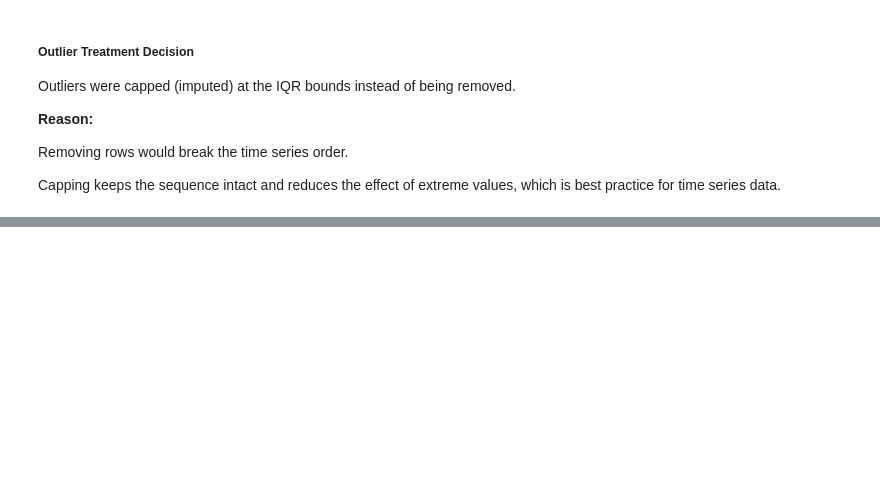
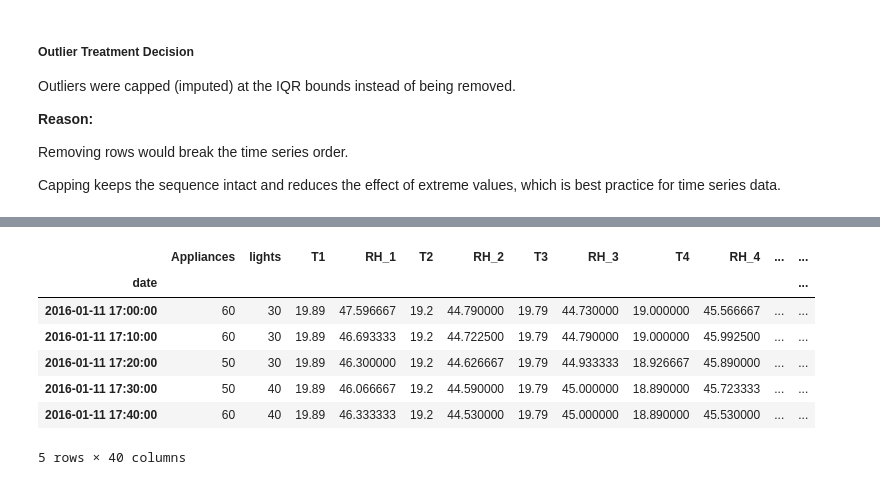
Before and after one commit to Madushani-Weerasekara/appliance_energy_prediction, a Jupyter notebook: notebooks/EDA.ipynb, the cells around one changed output, grey strips where cells are left out. Cells and saved outputs as stored; diff of their text form; code cells hidden in the pictures; blank space fills up the shorter version.

```diff
--- a/notebooks/EDA.ipynb
+++ b/notebooks/EDA.ipynb
@@ -608,0 +632,18 @@ Capping keeps the sequence intact and reduces the effect of extreme values, whic
+# %%
+# Extract hour of the day
+df['hour'] = df.index.hour
+
+# Extract day of the week(0 = Monday,   6 = Sunday)
+df['Day_of_week']  = df.index.dayofweek
+
+# Extract month number (1 to 12)
+df['month'] = df.index.month
+
+#  Create WeekStatus: Weekday or Weekend
+df['WeekStatus'] = df['Day_of_week'].apply(lambda x: 'Weekend' if x  >= 5 else 'Weekday')
+
+#  NSM - Number of Seonds from Midnight
+df['NSM'] = df.index.hour *  3600 + df.index.minute *  60 + df.index.second
+
+# Preview new features
+df[['Appliances', 'month', 'hour', 'Day_of_week', 'WeekStatus', 'NSM']].head(5)
@@ -608,0 +674,6 @@ Capping keeps the sequence intact and reduces the effect of extreme values, whic
+# %%
+# 1-hour moving average (6 rows because 10-minute intervals)
+df['Appliances_roll_1hr'] = df['Appliances_capped'].rolling(window=6).mean()
+
+# 3-hour moving average
+df['Appliances_roll_3hr'] = df['Appliances_capped'].rolling(window=18).mean()
@@ -608,0 +690,6 @@ Capping keeps the sequence intact and reduces the effect of extreme values, whic
+# %%
+# 10-minute lag (1 row back)
+df['Appliances_lag_1'] = df['Appliances_capped'].shift(1)
+
+# 30-minute lag (3 rows back)
+df['Appliances_lag_3'] = df['Appliances_capped'].shift(3)
@@ -608,0 +708,6 @@ Capping keeps the sequence intact and reduces the effect of extreme values, whic
+# %%
+# Example: interaction between indoor temp and humidity
+df['T1_RH1_interaction'] = df['T1'] * df['RH_1']
+
+# Another example: interaction between outdoor temp and humidity
+df['T_out_RH_out'] = df['T_out'] * df['RH_out']
@@ -608,0 +730,11 @@ Capping keeps the sequence intact and reduces the effect of extreme values, whic
+# %%
+df.head()
+# %% [output]
+|  | Appliances | lights | T1 | RH_1 | T2 | RH_2 | T3 | RH_3 | T4 | RH_4 | ... | ... |
+| date |  |  |  |  |  |  |  |  |  |  |  | ... |
+| 2016-01-11 17:00:00 | 60 | 30 | 19.89 | 47.596667 | 19.2 | 44.790000 | 19.79 | 44.730000 | 19.000000 | 45.566667 | ... | ... |
+| 2016-01-11 17:10:00 | 60 | 30 | 19.89 | 46.693333 | 19.2 | 44.722500 | 19.79 | 44.790000 | 19.000000 | 45.992500 | ... | ... |
+| 2016-01-11 17:20:00 | 50 | 30 | 19.89 | 46.300000 | 19.2 | 44.626667 | 19.79 | 44.933333 | 18.926667 | 45.890000 | ... | ... |
+| 2016-01-11 17:30:00 | 50 | 40 | 19.89 | 46.066667 | 19.2 | 44.590000 | 19.79 | 45.000000 | 18.890000 | 45.723333 | ... | ... |
+| 2016-01-11 17:40:00 | 60 | 40 | 19.89 | 46.333333 | 19.2 | 44.530000 | 19.79 | 45.000000 | 18.890000 | 45.530000 | ... | ... |
+5 rows × 40 columns
```
Also changed, not shown: parts of 29 cells of this notebook, 16 other files.
